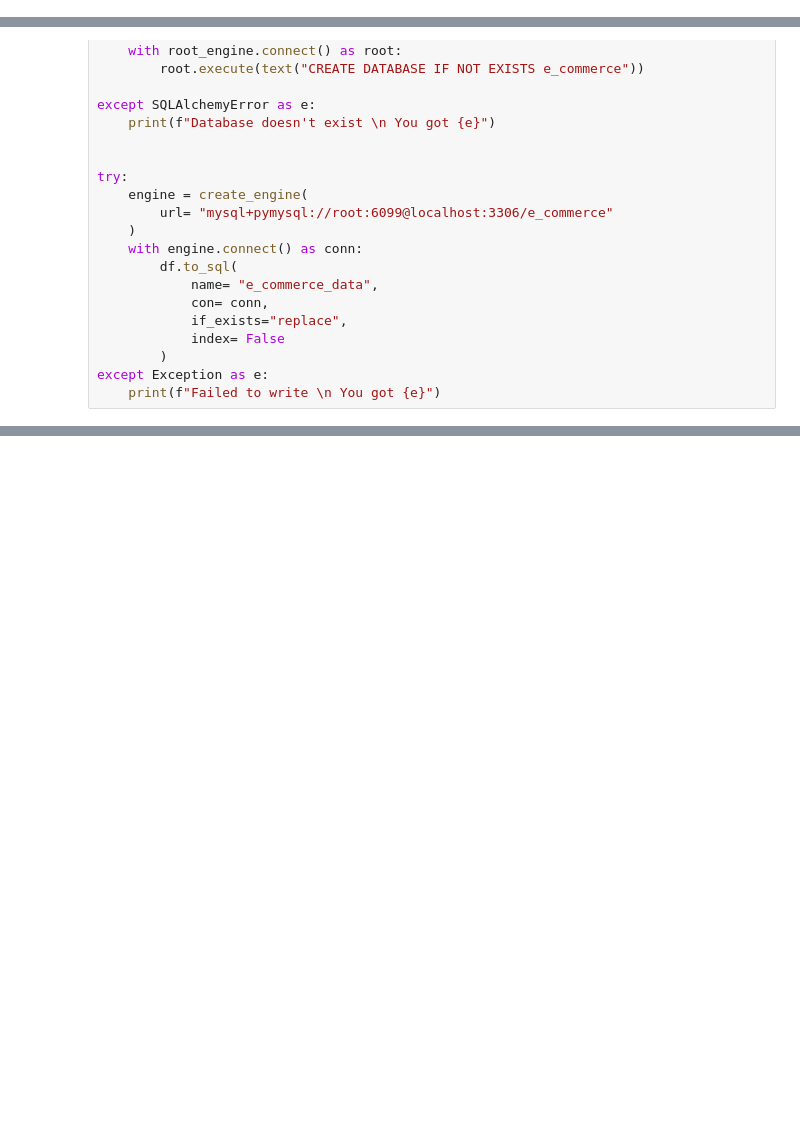
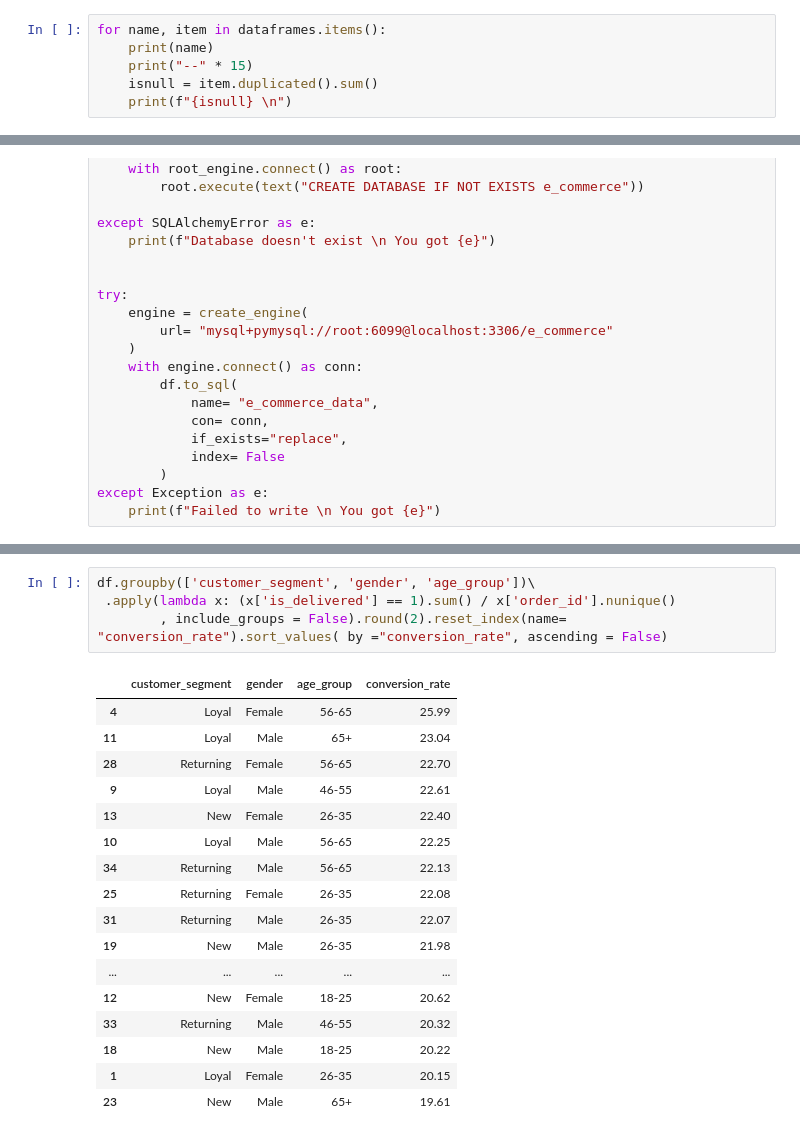
Before and after one commit to NarenthraBaalaD/E_commerce_Conversion_Retention_ML, a Jupyter notebook: capstone_project.ipynb, the cells around one changed output, grey strips where cells are left out. Cells and saved outputs as stored; diff of their text form; blank space fills up the shorter version.

```diff
--- a/capstone_project.ipynb
+++ b/capstone_project.ipynb
@@ -96,0 +99,6 @@ order_df["is_delivered"] = order_df['order_delivered_customer_date'].notna().ast
+# %%
+for name, item in dataframes.items():
+    print(name)
+    print("--" * 15)
+    isnull = item.duplicated().sum()
+    print(f"{isnull} \n")
@@ -338,0 +379,22 @@ sql_df
+# %%
+df.groupby(['customer_segment', 'gender', 'age_group'])\
+ .apply(lambda x: (x['is_delivered'] == 1).sum() / x['order_id'].nunique()
+        , include_groups = False).round(2).reset_index(name= "conversion_rate").sort_values( by ="conversion_rate", ascending = False)
+# %% [output]
+|  | customer_segment | gender | age_group | conversion_rate |
+| 4 | Loyal | Female | 56-65 | 25.99 |
+| 11 | Loyal | Male | 65+ | 23.04 |
+| 28 | Returning | Female | 56-65 | 22.70 |
+| 9 | Loyal | Male | 46-55 | 22.61 |
+| 13 | New | Female | 26-35 | 22.40 |
+| 10 | Loyal | Male | 56-65 | 22.25 |
+| 34 | Returning | Male | 56-65 | 22.13 |
+| 25 | Returning | Female | 26-35 | 22.08 |
+| 31 | Returning | Male | 26-35 | 22.07 |
+| 19 | New | Male | 26-35 | 21.98 |
+| ... | ... | ... | ... | ... |
+| 12 | New | Female | 18-25 | 20.62 |
+| 33 | Returning | Male | 46-55 | 20.32 |
+| 18 | New | Male | 18-25 | 20.22 |
+| 1 | Loyal | Female | 26-35 | 20.15 |
+| 23 | New | Male | 65+ | 19.61 |
```
Also changed, not shown: parts of 10 cells of this notebook.
